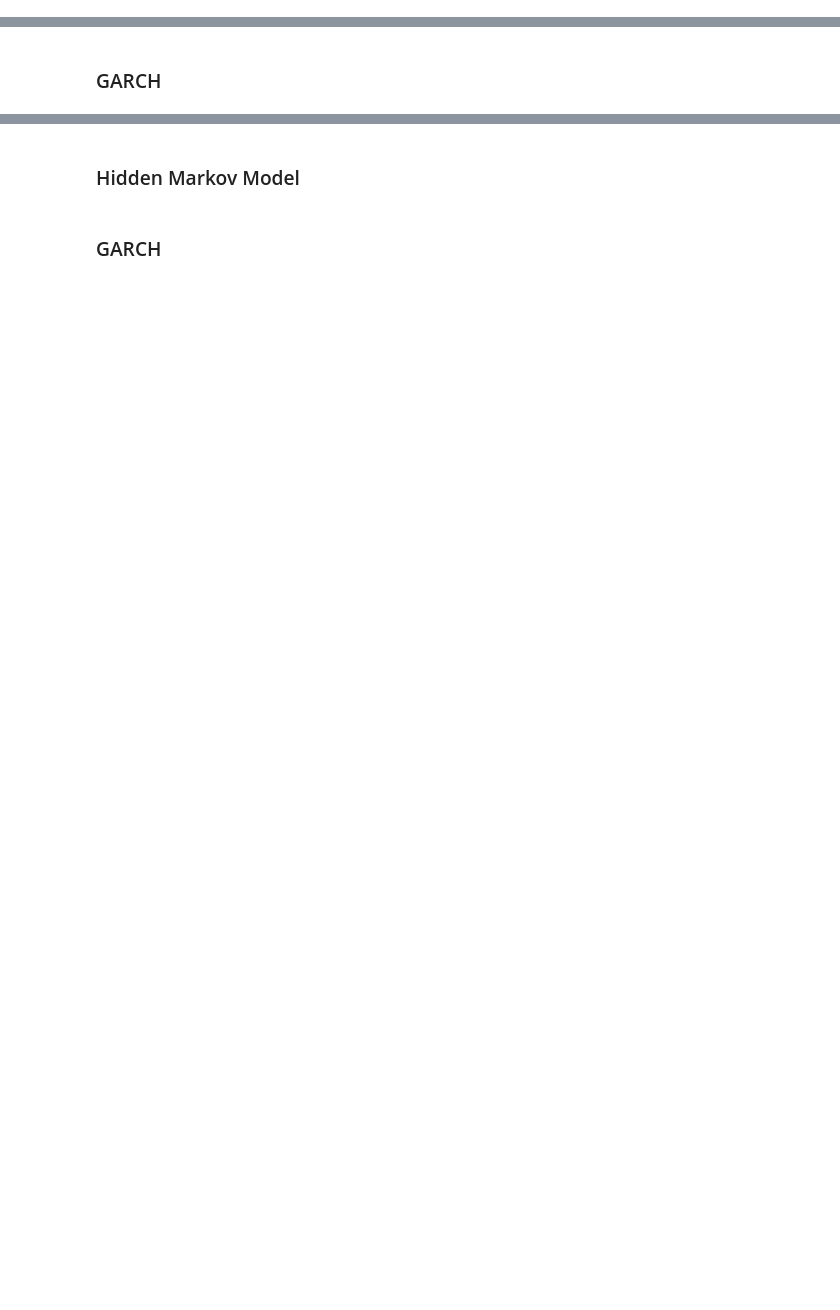
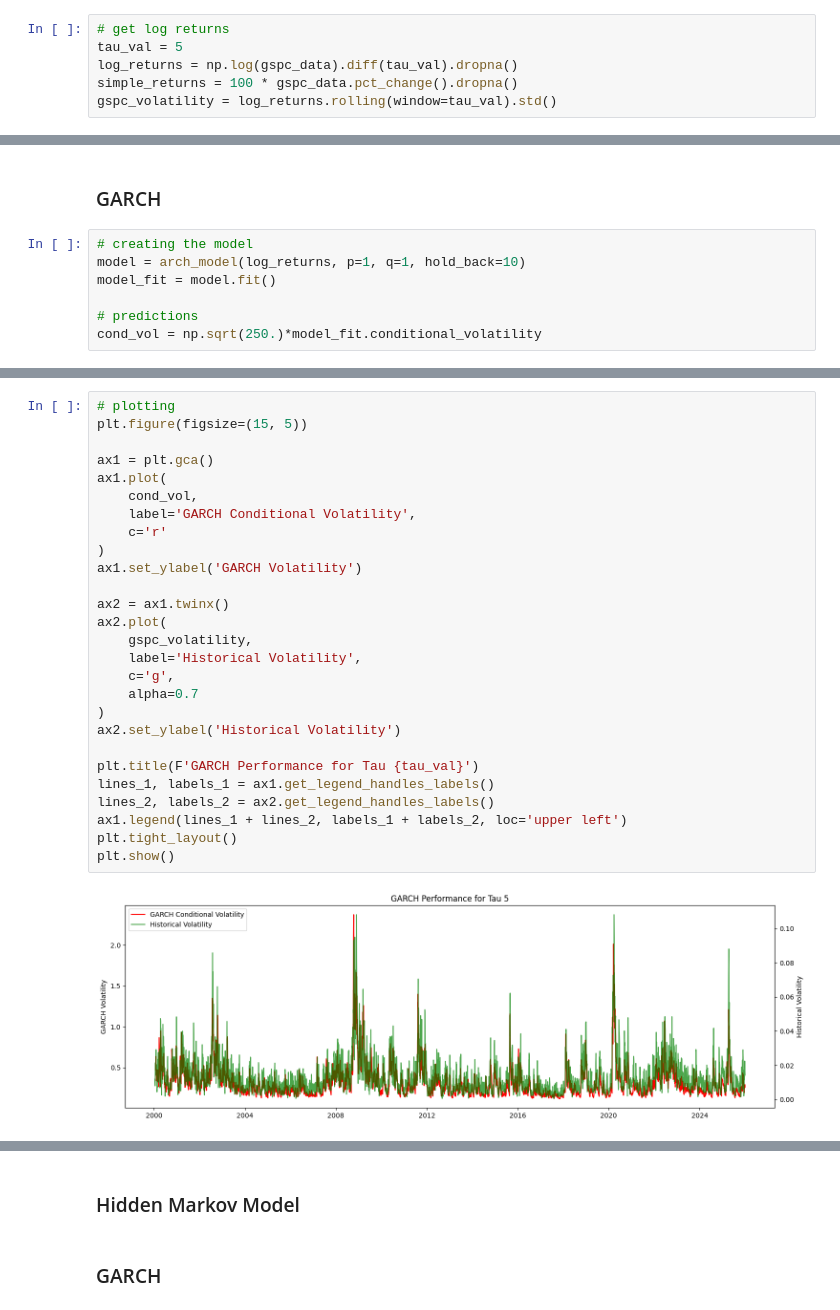
Before and after one commit to donnafaithhh/LP-Norms-and-Volatility, a Jupyter notebook: 02 VIX experiments.ipynb, the cells around one changed output, grey strips where cells are left out. Cells and saved outputs as stored; diff of their text form; blank space fills up the shorter version.

Commit message:
done GARCH

```diff
--- a/02 VIX experiments.ipynb
+++ b/02 VIX experiments.ipynb
@@ -107,3 +128,9 @@ with open(filepath, 'rb') as f:
     volatility_data = pickle.load(f)
 # %% [markdown]
 ### Data Preprocessing
+# %%
+# get log returns
+tau_val = 5
+log_returns = np.log(gspc_data).diff(tau_val).dropna()
+simple_returns = 100 * gspc_data.pct_change().dropna()
+gspc_volatility = log_returns.rolling(window=tau_val).std()
@@ -110,2 +151,9 @@ with open(filepath, 'rb') as f:
 # %% [markdown]
 ### GARCH
+# %%
+# creating the model
+model = arch_model(log_returns, p=1, q=1, hold_back=10)
+model_fit = model.fit()
+
+# predictions
+cond_vol = np.sqrt(250.)*model_fit.conditional_volatility
@@ -111,0 +184,29 @@ with open(filepath, 'rb') as f:
+# %%
+# plotting
+plt.figure(figsize=(15, 5))
+
+ax1 = plt.gca()
+ax1.plot(
+    cond_vol,
+    label='GARCH Conditional Volatility',
+    c='r'
+)
+ax1.set_ylabel('GARCH Volatility')
+
+ax2 = ax1.twinx()
+ax2.plot(
+    gspc_volatility,
+    label='Historical Volatility',
+    c='g',
+    alpha=0.7
+)
+ax2.set_ylabel('Historical Volatility')
+
+plt.title(F'GARCH Performance for Tau {tau_val}')
+lines_1, labels_1 = ax1.get_legend_handles_labels()
+lines_2, labels_2 = ax2.get_legend_handles_labels()
+ax1.legend(lines_1 + lines_2, labels_1 + labels_2, loc='upper left')
+plt.tight_layout()
+plt.show()
+# %% [output]
+[figure, added]
```
Also changed, not shown: parts of 6 cells of this notebook.
